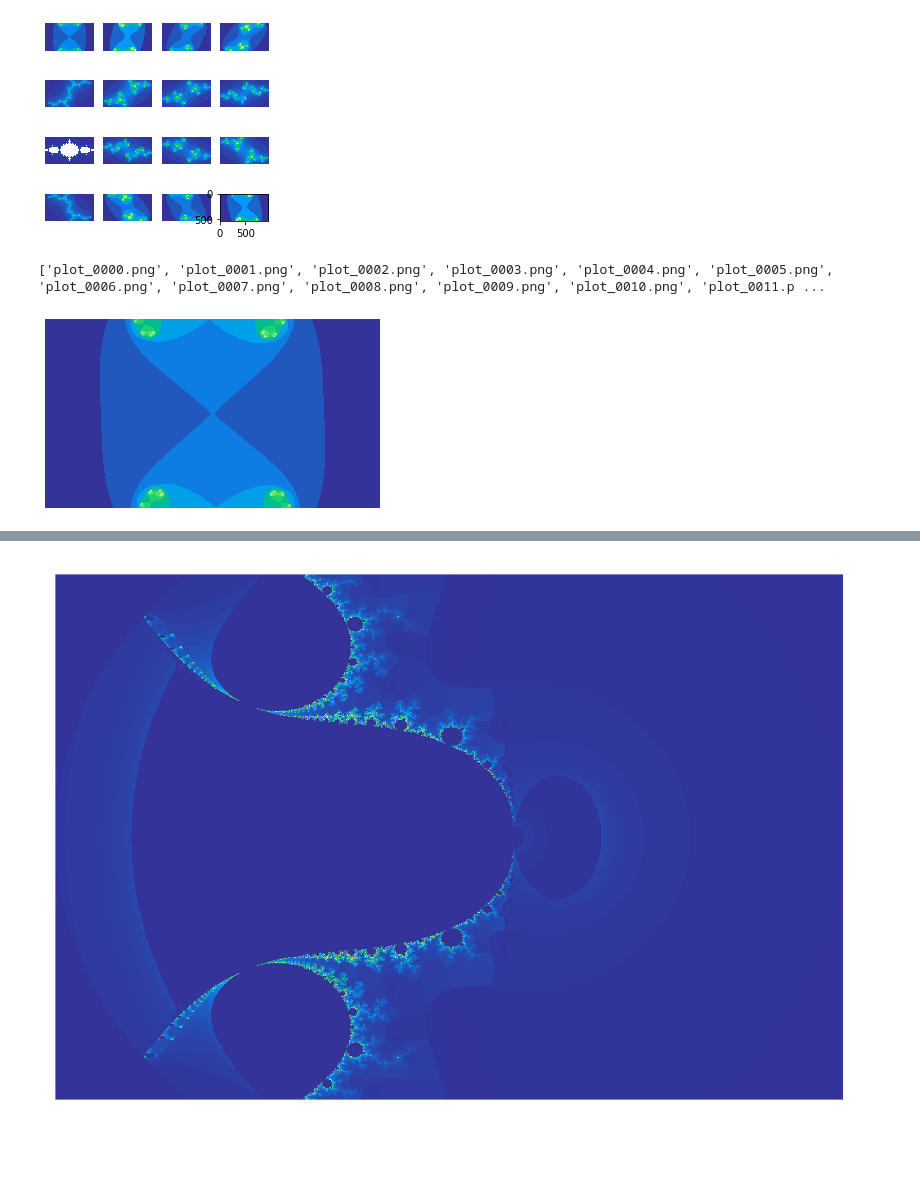
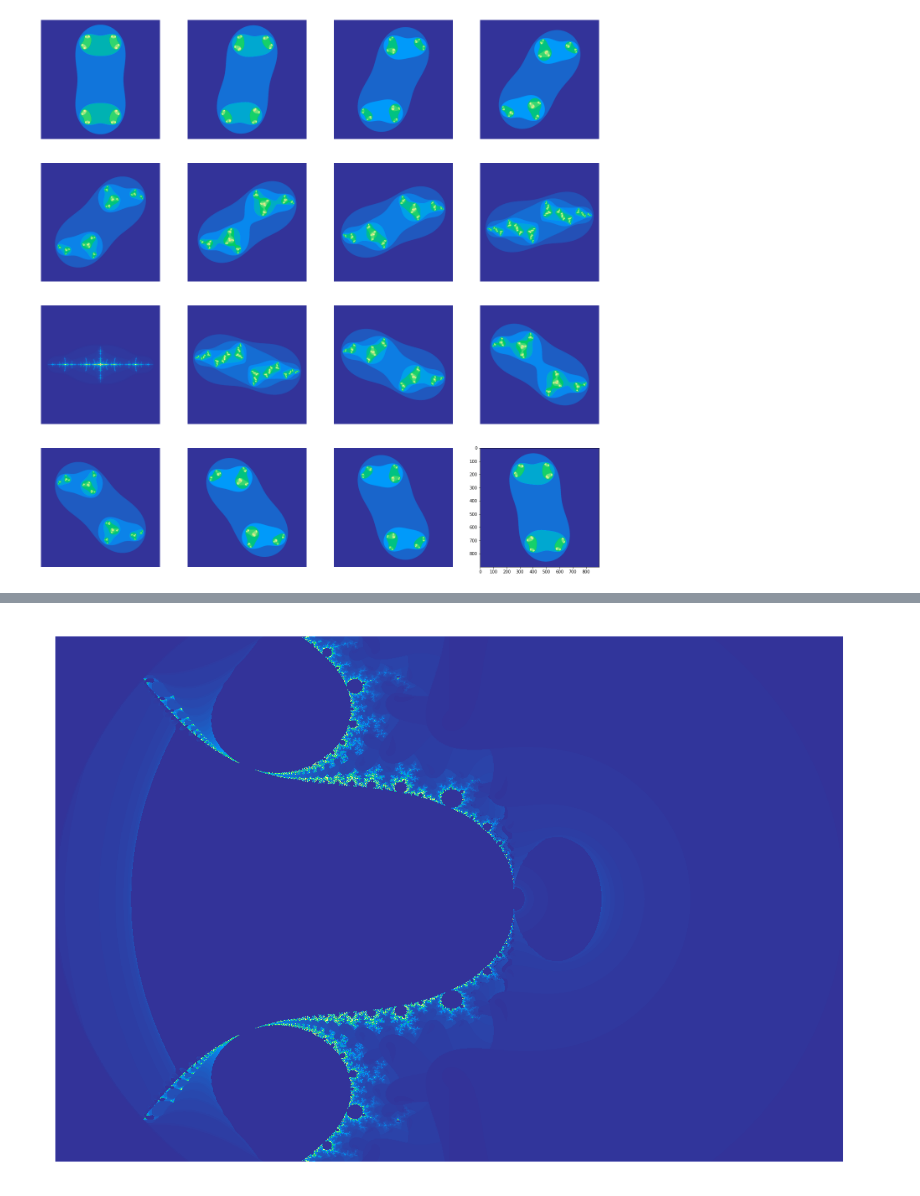
Before and after one commit to KauBoui/Personal-Projects, a Jupyter notebook: Julia_Sets_Python/Julia_2.ipynb, the cells around one changed output, grey strips where cells are left out. Drawn from its saved outputs; the diff is of its cells as text; code cells hidden in the pictures; blank space fills up the shorter version.

```diff
--- a/Julia_Sets_Python/Julia_2.ipynb
+++ b/Julia_Sets_Python/Julia_2.ipynb
@@ -100,8 +97,8 @@ def generate_images(func, radius:int , iters: int, width, height, min_coord: Com
         plt.savefig('plot_{:04d}.png'.format(i), dpi=400)
 # %%
-def sample_plot(func, width, height, min_coord, max_coord):
+def sample_plot(func, radius, width, height, min_coord, max_coord):
 
-    c_n = Circle_Path(1, 16)
+    c_n = Circle_Path(radius, 16)
     examples = []
     for i in range(16):
         mapping = partial(func, c = c_n[i])
@@ -113,24 +110,16 @@ def sample_plot(func, width, height, min_coord, max_coord):
         examples.append(example)
 
 
-    fig = plt.figure(figsize=(4,4))
+    fig = plt.figure(figsize=(24,24))
     for i in range(16):
         plt.axis('off')
         plt.subplot(4,4, i+1)
-        plt.imshow(examples[i], cmap='terrain')
+        plt.imshow(examples[i], cmap='terrain', interpolation='kaiser')
     plt.show()
 # %%
 def tan_func(z: Complex, c: Complex) -> Complex:
     return np.tan(z) ** 3 + c
-# %%
-sample_plot(douady_hubbard_polynomial,960,540,-1.5-1j,1.5+1j)
-# %% [output]
-[figure, removed]
-# %%
-func = lambda z, c : np.tan(z) ** 3 + c
-generate_images(douady_hubbard_polynomial,1,100,3840,2160,-1.5-1j,1.5+1j)
-Gif_out = 'douady.gif'
-animator(Gif_out)
-# %% [output]
-['plot_0000.png', 'plot_0001.png', 'plot_0002.png', 'plot_0003.png', 'plot_0004.png', 'plot_0005.png', 'plot_0006.png', 'plot_0007.png', 'plot_0008.png', 'plot_0009.png', 'plot_0010.png', 'plot_0011.p ...
-[figure, removed]
+# %%
+sample_plot(douady_hubbard_polynomial,1.4,900,900,-2-2j,2+2j)
+# %% [output]
+[figure, added]
```
Also changed, not shown: parts of 5 cells of this notebook, 30 other files.
